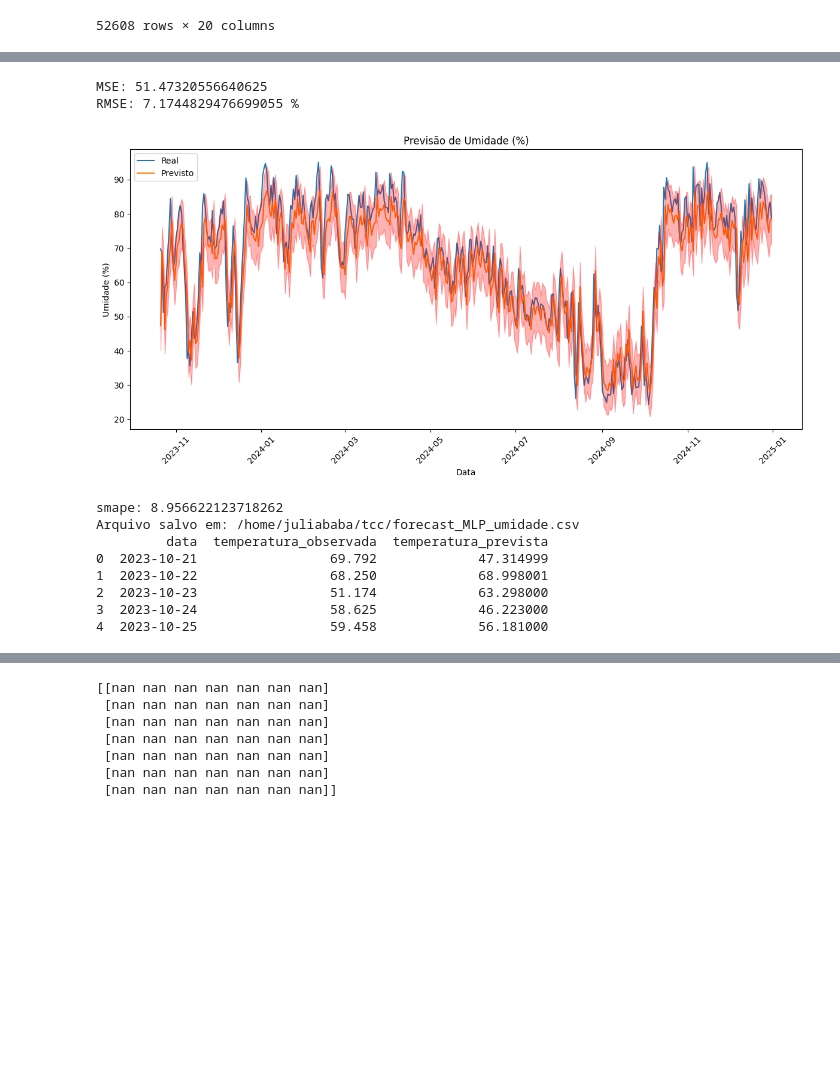
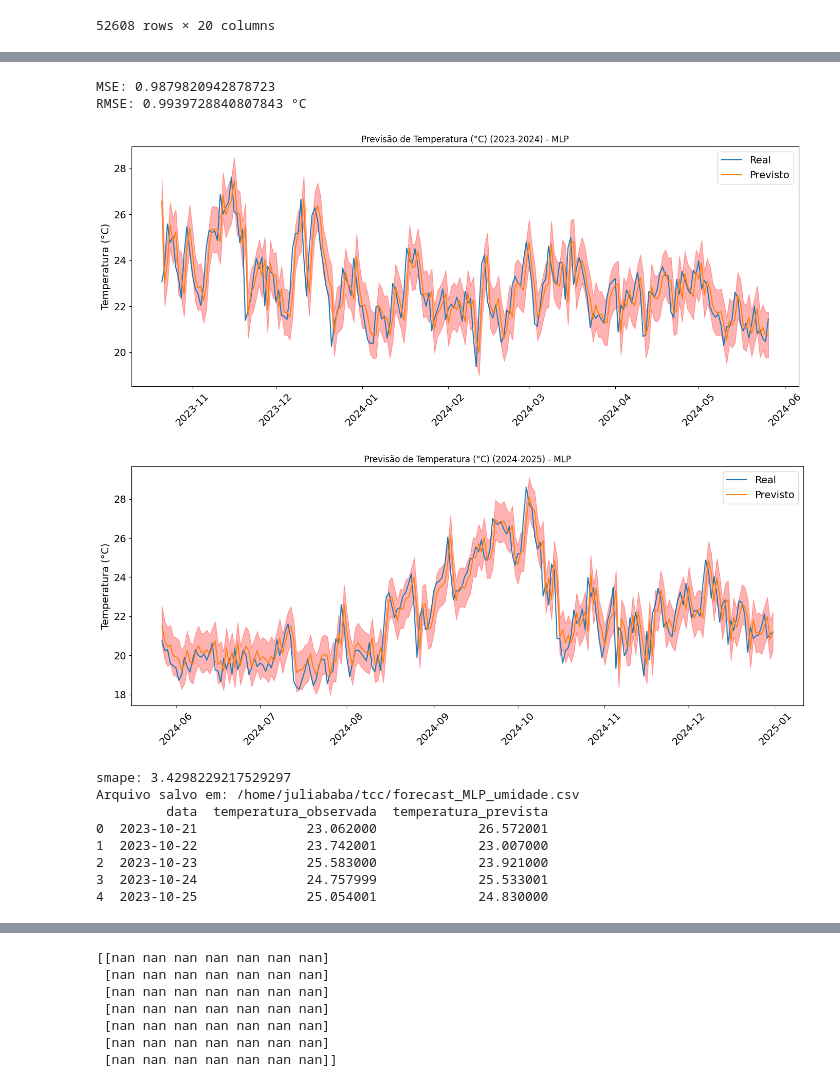
Before and after one commit to juliababa/TCC, a Jupyter notebook: neuralnetwork.ipynb, the cells around one changed output, grey strips where cells are left out. Cells and saved outputs as stored; diff of their text form; code cells hidden in the pictures; blank space fills up the shorter version.

```diff
--- a/neuralnetwork.ipynb
+++ b/neuralnetwork.ipynb
@@ -88,7 +88,7 @@ df_sorted = df_cleaned.sort_values(by='Data', ascending=True)
 df_sorted.info()
 
 # escolha da variável de interesse
-forecast_parameter = 'UMIDADE RELATIVA DO AR, HORARIA (%)'
+forecast_parameter = 'TEMPERATURA DO AR - BULBO SECO, HORARIA (°C)'
 
 if(forecast_parameter == "TEMPERATURA DO AR - BULBO SECO, HORARIA (°C)"):
     ylabel = "Temperatura (°C)"
@@ -279,67 +279,90 @@ with torch.no_grad():
 y_pred_inv = scaler.inverse_transform(y_pred.reshape(-1, 1)).flatten()
 y_test_inv = scaler.inverse_transform(y_test_np.reshape(-1, 1)).flatten()
 
-# Plotar o gráfico
-plt.figure(figsize=(12, 6))
-plt.plot(data_test, y_test_inv, label="Real")
-plt.plot(data_test, y_pred_inv, label="Previsto")
-plt.legend()
-plt.title(f"Previsão de {ylabel}")
-plt.xlabel("Data")
-plt.ylabel(ylabel)
-plt.xticks(rotation=45)  # Rotacionar rótulos de datas, se necessário
-plt.tight_layout()
+# Descobrir o ponto de corte (metade)
+mid = len(data_test) // 2
+
+# Dividir as séries
+data_test_1, data_test_2 = data_test[:mid], data_test[mid:]
+y_test_1, y_test_2 = y_test_inv[:mid], y_test_inv[mid:]
+y_pred_1, y_pred_2 = y_pred_inv[:mid], y_pred_inv[mid:]
 
 # Cálculo erro quadrático
 mse = mean_squared_error(y_test_inv, y_pred_inv)
 rmse = mse**0.5
 print(f'MSE: {mse}')
 print(f'RMSE: {rmse} {metric_unit}')
-plt.fill_between(data_test, (y_pred_inv-rmse), (y_pred_inv+rmse), alpha=.3, color='r', zorder=20)
 
+# --- GRÁFICO 1: Primeira metade ---
+plt.figure(figsize=(14, 6))
+plt.plot(data_test_1, y_test_1, label="Real")
+plt.plot(data_test_1, y_pred_1, label="Previsto")
+plt.fill_between(data_test_1, y_pred_1 - rmse, y_pred_1 + rmse, alpha=0.3, color='r')
+plt.legend(fontsize=14)
+plt.title(f"Previsão de {ylabel} (2023-2024) - MLP")
+plt.ylabel(ylabel, fontsize=14)
+plt.tick_params(axis='both', labelsize=14)
+plt.xticks(rotation=45)
+plt.tight_layout()
 plt.show()
+
+# --- GRÁFICO 2: Segunda metade ---
+plt.figure(figsize=(14, 6))
+plt.plot(data_test_2, y_test_2, label="Real")
+plt.plot(data_test_2, y_pred_2, label="Previsto")
+plt.fill_between(data_test_2, y_pred_2 - rmse, y_pred_2 + rmse, alpha=0.3, color='r')
+plt.legend(fontsize=14)
+plt.title(f"Previsão de {ylabel} (2024-2025) - MLP")
+plt.ylabel(ylabel, fontsize=14)
+plt.xticks(rotation=45)
+plt.tick_params(axis='both', labelsize=14)
+plt.tight_layout()
+plt.show()
+
+
 
 def smape(y_true, y_pred):
     y_true = np.asarray(y_true)
     y_pred = np.asarray(y_pred)
     return 100 * np.mean(2 * np.abs(y_pred - y_true) / (np.abs(y_pred) + np.abs(y_true)))
 
 print(f'smape: {smape(y_test_inv, y_pred_inv)}')
 
 import pandas as pd
 from pathlib import Path
 
 # Monta DataFrame com as colunas desejadas
 df_out = pd.DataFrame({
     "data": pd.to_datetime(data_test).strftime("%Y-%m-%d"),
     "temperatura_observada": y_test_inv,
     "temperatura_prevista": y_pred_inv
 })
 
 # Arredondar (opcional)
 df_out["temperatura_observada"] = df_out["temperatura_observada"].round(3)
 df_out["temperatura_prevista"] = df_out["temperatura_prevista"].round(3)
 
 # Caminho do arquivo
 saida = Path("forecast_MLP_umidade.csv")
 
 # Salvar com separador ';' e encoding compatível com Excel
 df_out.to_csv(saida, sep=";", index=False, encoding="utf-8-sig")
 
 print(f"Arquivo salvo em: {saida.resolve()}")
 print(df_out.head())
 # %% [output]
-MSE: 51.47320556640625
-RMSE: 7.1744829476699055 %
+MSE: 0.9879820942878723
+RMSE: 0.9939728840807843 °C
-[figure, old version]
+[figure, new version]
+[figure, added]
-smape: 8.956622123718262
+smape: 3.4298229217529297
 Arquivo salvo em: /home/juliababa/tcc/forecast_MLP_umidade.csv
          data  temperatura_observada  temperatura_prevista
-0  2023-10-21                 69.792             47.314999
-1  2023-10-22                 68.250             68.998001
-2  2023-10-23                 51.174             63.298000
-3  2023-10-24                 58.625             46.223000
-4  2023-10-25                 59.458             56.181000
+0  2023-10-21              23.062000             26.572001
+1  2023-10-22              23.742001             23.007000
+2  2023-10-23              25.583000             23.921000
+3  2023-10-24              24.757999             25.533001
+4  2023-10-25              25.054001             24.830000
 # %%
 import numpy as np
 from sklearn.preprocessing import MinMaxScaler
```
Also changed, not shown: parts of 8 cells of this notebook, 12 other files.
